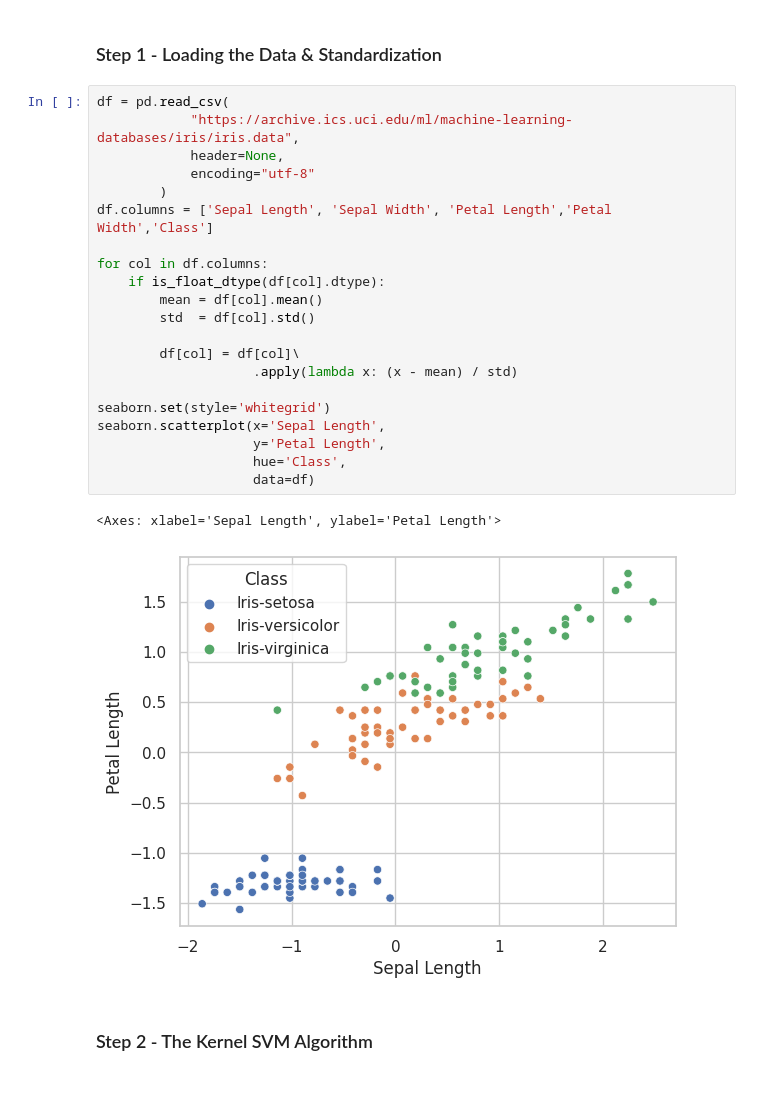
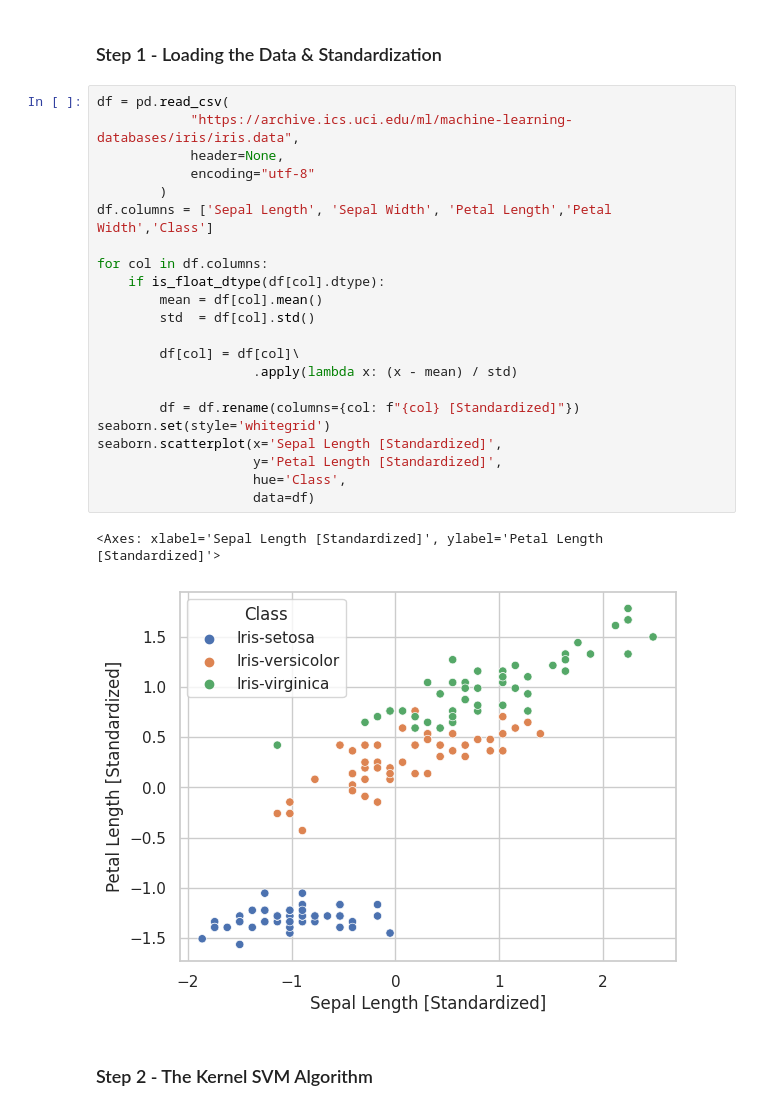
Before and after one commit to UlascanErsoy/ECEN427-TAMU, a Jupyter notebook: hw3/hw3.ipynb, the cells around one changed output. Drawn from its saved outputs; the diff is of its cells as text.

```diff
--- a/hw3/hw3.ipynb
+++ b/hw3/hw3.ipynb
@@ -27,27 +27,28 @@ import seaborn
 # %%
 df = pd.read_csv(
             "https://archive.ics.uci.edu/ml/machine-learning-databases/iris/iris.data",
             header=None,
             encoding="utf-8"
         )
 df.columns = ['Sepal Length', 'Sepal Width', 'Petal Length','Petal Width','Class']
 
 for col in df.columns:
     if is_float_dtype(df[col].dtype):
         mean = df[col].mean()
         std  = df[col].std()
 
         df[col] = df[col]\
                     .apply(lambda x: (x - mean) / std)
 
+        df = df.rename(columns={col: f"{col} [Standardized]"})
 seaborn.set(style='whitegrid')
-seaborn.scatterplot(x='Sepal Length',
-                    y='Petal Length',
+seaborn.scatterplot(x='Sepal Length [Standardized]',
+                    y='Petal Length [Standardized]',
                     hue='Class',
                     data=df)
 # %% [output]
-<Axes: xlabel='Sepal Length', ylabel='Petal Length'>
+<Axes: xlabel='Sepal Length [Standardized]', ylabel='Petal Length [Standardized]'>
-[figure, old version]
+[figure, new version]
 # %% [markdown]
 <h3 id="step2">Step 2 - The Kernel SVM Algorithm</h4>
 # %%
```
Also changed, not shown: parts of 3 cells of this notebook, 7 other files.
